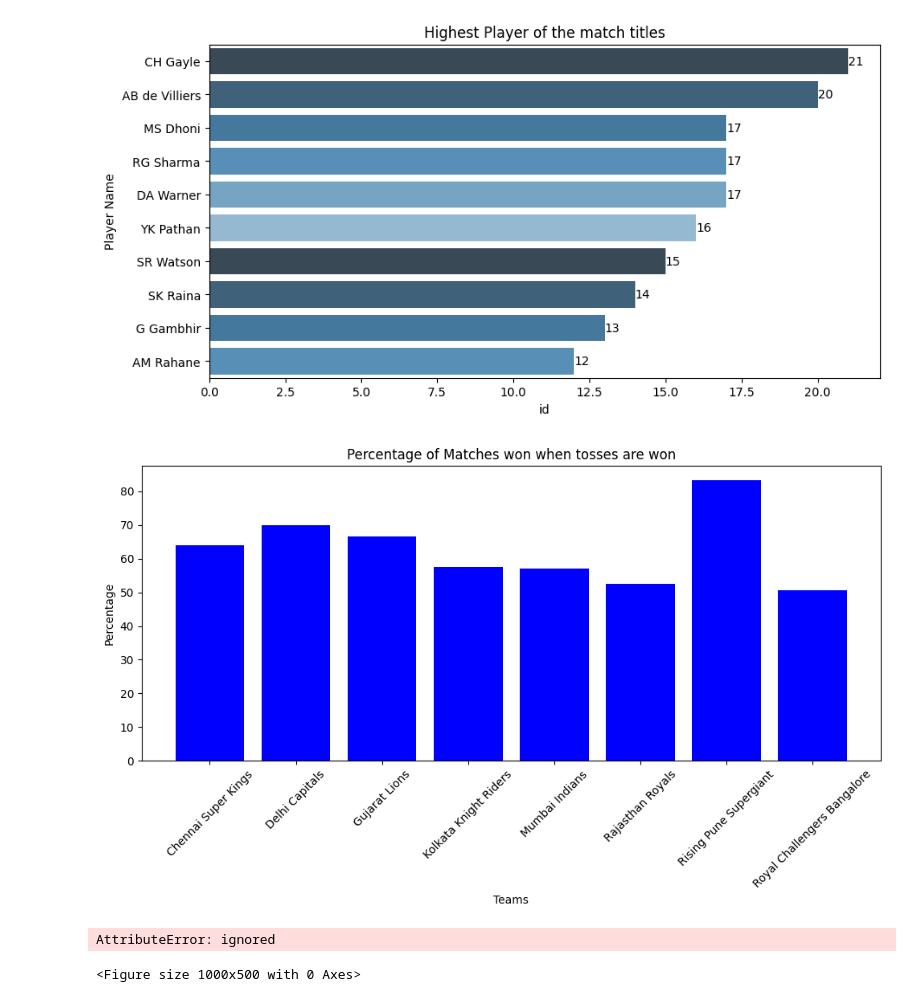
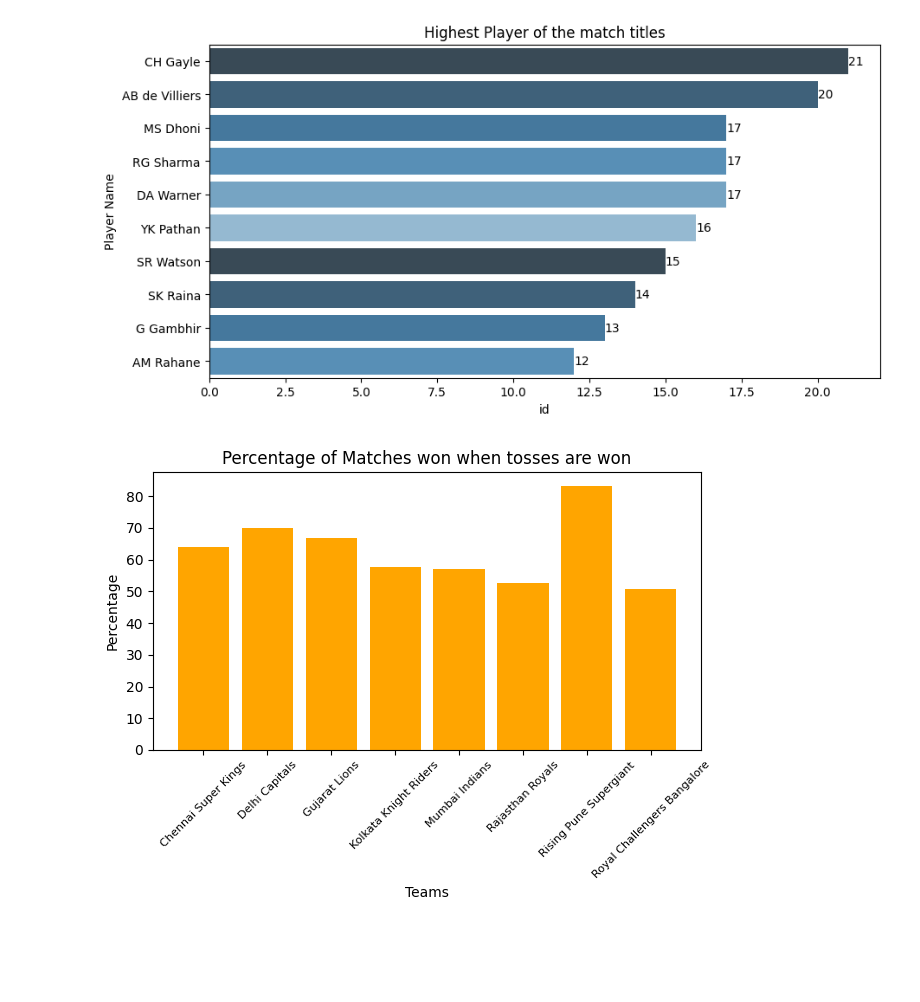
Before and after one commit to girish-kumar-l/data-analytics, a Jupyter notebook: Indian_Premier_League.ipynb, the cells around one changed output. Drawn from its saved outputs; the diff is of its cells as text; code cells hidden in the pictures; blank space fills up the shorter version.

```diff
--- a/Indian_Premier_League.ipynb
+++ b/Indian_Premier_League.ipynb
@@ -198,27 +198,16 @@ Text(0, 0.5, 'Player Name')
 # %%
 #Team wise win rate when toss are won?
 grouped = ipl.groupby(['toss_winner', 'winner']).size().reset_index(name='count')
 total_occurrences = ipl['toss_winner'].value_counts()
 grouped['percentage'] = grouped.apply(lambda row: row['count'] / total_occurrences[row['toss_winner']] * 100, axis=1)
 high_occurrence_values = grouped[grouped['percentage'] > 50]
 
-plt.figure(figsize=(10, 6))
-plt.bar(high_occurrence_values['toss_winner'], high_occurrence_values['percentage'], color='blue')
+plt.xticks(rotation = 'vertical',size = 8)
+plt.bar(high_occurrence_values['toss_winner'], high_occurrence_values['percentage'], color='orange')
 plt.xlabel('Teams')
 plt.ylabel('Percentage')
 plt.title('Percentage of Matches won when tosses are won')
 plt.xticks(rotation=45)
 plt.tight_layout()
 # %% [output]
-[figure, old version]
+[figure, new version]
-# %%
-Palette = sns.color_palette('Blues_d')
-Palette.reverse()
-plt.figure(figsize = (10,5))
-ax =sns.barplot(y = 'toss_winner' , x= 'winner' , data = high_occurrence_values.iterrows(), palette = Palette)
-ax.bar_label(ax.containers[0])
-plt.title('Highest Player of the match titles')
-plt.ylabel('Player Name')
-# %% [output]
-AttributeError: ignored
-<Figure size 1000x500 with 0 Axes>
```
